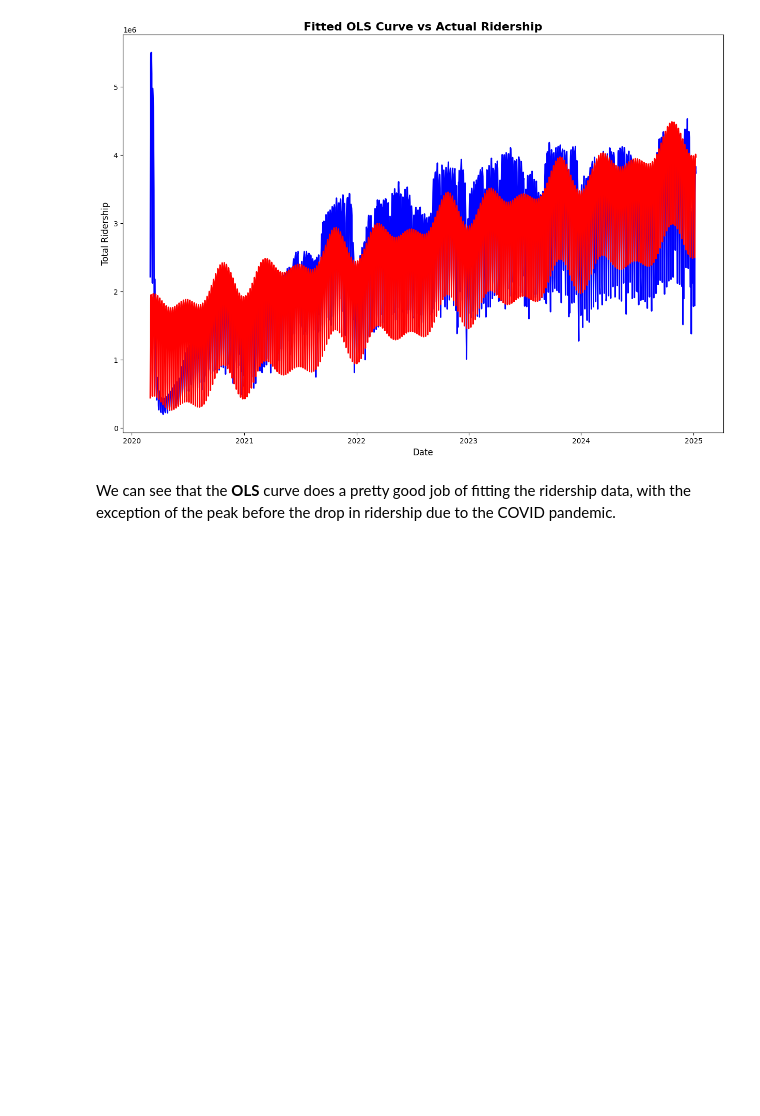
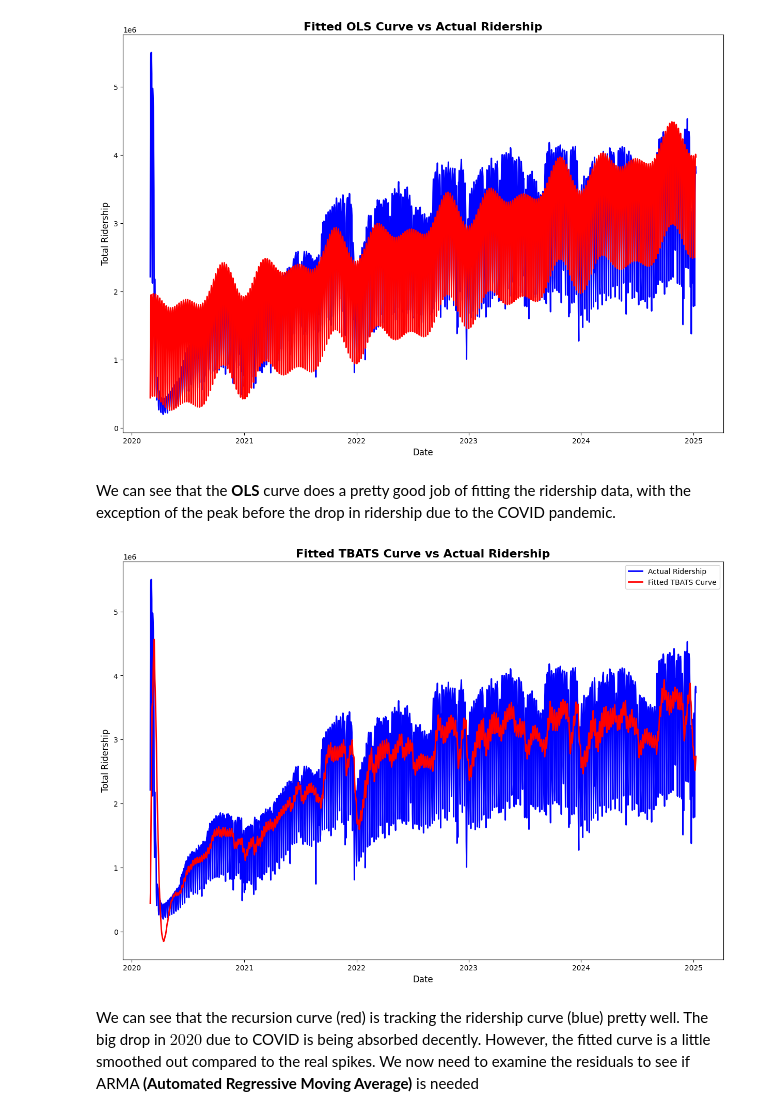
Before and after one commit to Raiden-Makoto/ScaryVirus, a Jupyter notebook: TBATS.ipynb, the cells around one changed output. Saved outputs shown, nothing was run; the diff lists cells and outputs as text; code cells hidden in the pictures; blank space fills up the shorter version.

Commit message:
completed tbats with ar(1), need to optimize params now

```diff
--- a/TBATS.ipynb
+++ b/TBATS.ipynb
@@ -127,3 +169,9 @@ Text(0, 0.5, 'Total Ridership')
 [figure]
 # %% [markdown]
 We can see that the **OLS** curve does a pretty good job of fitting the ridership data, with the exception of the peak before the drop in ridership due to the COVID pandemic.
+# %%
+def rotationMatrix(theta):
+    return np.array([
+        [np.cos(theta), -np.sin(theta)],
+        [np.sin(theta), np.cos(theta)]
+    ])
@@ -129,0 +233,35 @@ We can see that the **OLS** curve does a pretty good job of fitting the ridershi
+# %%
+INIT_STATES = {
+    'level' : intercept,
+    'trend' : slope,
+    'a' : a0,
+    'b' : b0
+}
+# %%
+INIT_PARAMS = {
+    'alpha': 0.1,                 # smoothing for level
+    'beta': 0.01,                 # smoothing for trend
+    'phi': 0.98,                  # damping
+    'deltas': np.repeat(0.01, len(freqs))  # seasonal smoothing
+}
+# %%
+fitted, residuals, final_states = fitTBATSInitial(
+    df['Total Ridership'].values.astype(float),
+    freqs,
+    INIT_STATES,
+    INIT_PARAMS
+)
+
+plt.figure(figsize=(15, 10))
+plt.plot(df.index, df['Total Ridership'], linewidth=2, color='blue', label='Actual Ridership')
+plt.plot(df.index, fitted, linewidth=2, color='red', label='Fitted TBATS Curve')
+plt.title('Fitted TBATS Curve vs Actual Ridership', fontsize=16, fontweight='bold')
+plt.xlabel('Date', fontsize=12)
+plt.ylabel('Total Ridership', fontsize=12)
+plt.legend()
+plt.show()
+# %% [output]
+[figure, added]
+# %% [markdown]
+We can see that the recursion curve (red) is tracking the ridership curve (blue) pretty well. The big drop in $2020$ due to COVID is being absorbed decently.
+However, the fitted curve is a little smoothed out compared to the real spikes. We now need to examine the residuals to see if ARMA  **(Automated Regressive Moving Average)** is needed
```
Also changed, not shown: parts of 14 cells of this notebook.
